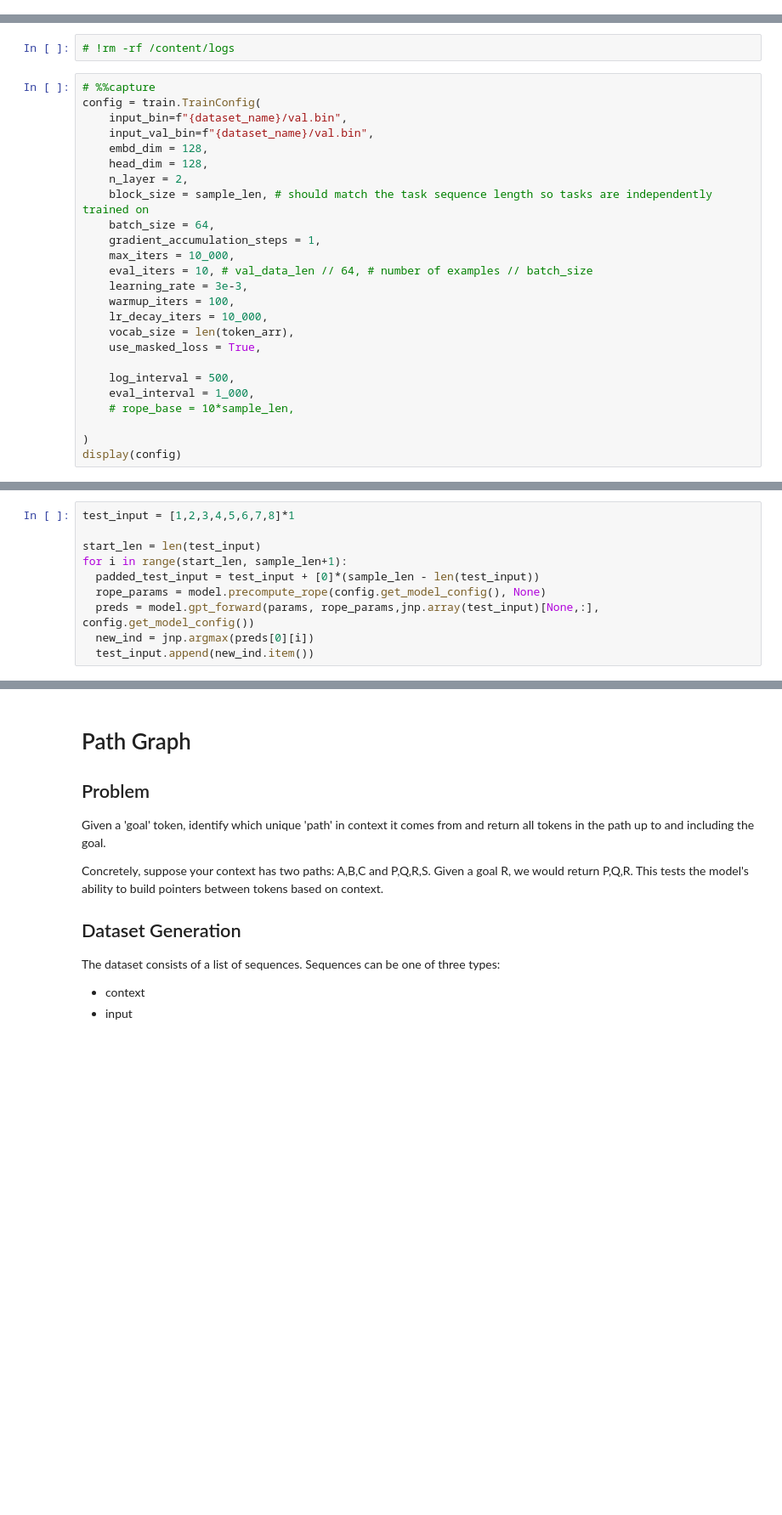
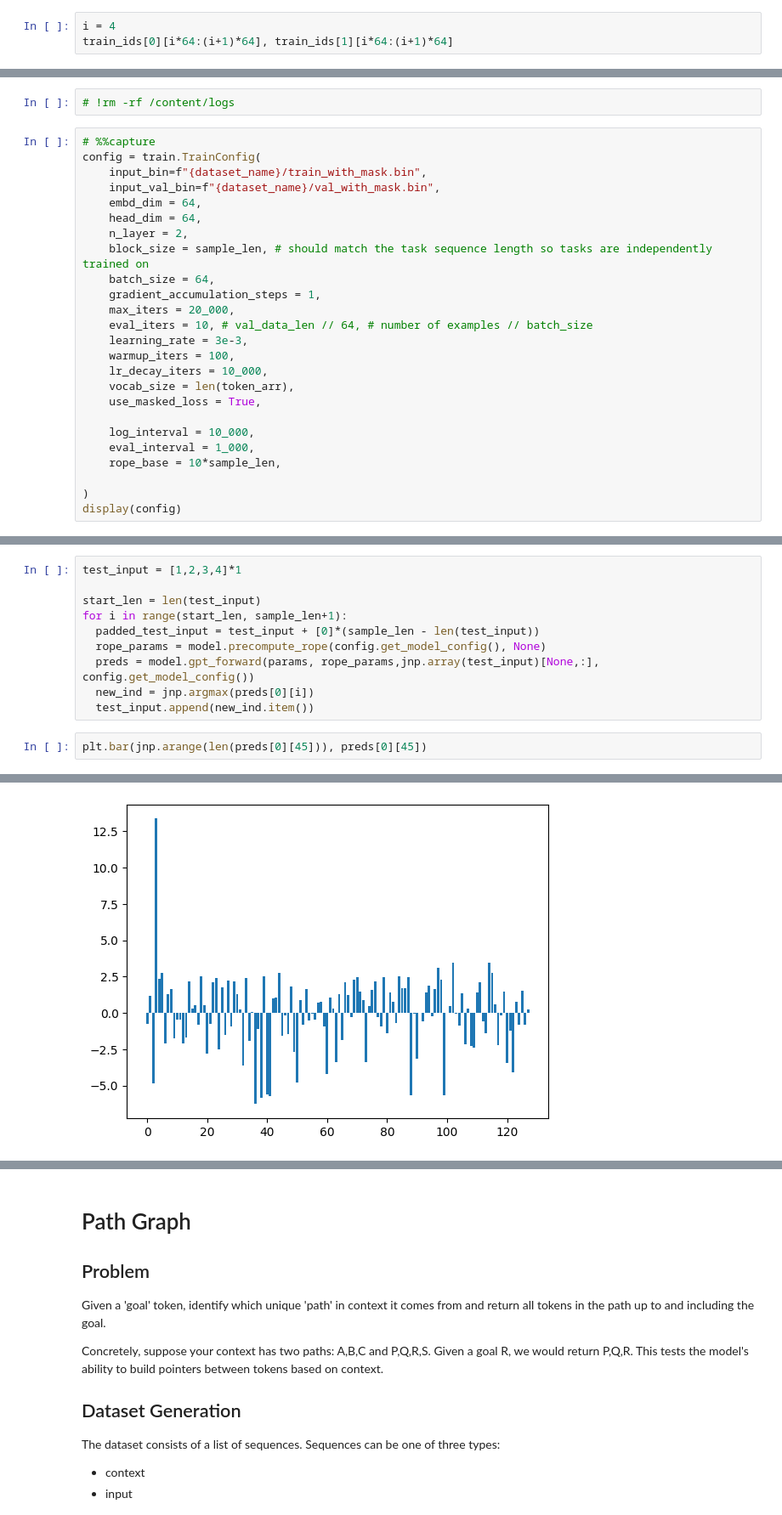
Before and after one commit to nikolageorgiev2000/modded-nanogpt-jax, a Jupyter notebook: path_graphs.ipynb, the cells around one changed output, grey strips where cells are left out. Shown at 85% size. Cells and saved outputs as stored; diff of their text form; blank space fills up the shorter version.

```diff
--- a/path_graphs.ipynb
+++ b/path_graphs.ipynb
@@ -71,2 +81,5 @@ sample_len, n_data, val_data_len
 dataset copytask already exists
 (64, 1572864, 98304)
+# %%
+i = 4
+train_ids[0][i*64:(i+1)*64], train_ids[1][i*64:(i+1)*64]
@@ -75,15 +99,15 @@ dataset copytask already exists
 # %%
 # %%capture
 config = train.TrainConfig(
-    input_bin=f"{dataset_name}/val.bin",
-    input_val_bin=f"{dataset_name}/val.bin",
-    embd_dim = 128,
-    head_dim = 128,
+    input_bin=f"{dataset_name}/train_with_mask.bin",
+    input_val_bin=f"{dataset_name}/val_with_mask.bin",
+    embd_dim = 64,
+    head_dim = 64,
     n_layer = 2,
     block_size = sample_len, # should match the task sequence length so tasks are independently trained on
     batch_size = 64,
     gradient_accumulation_steps = 1,
-    max_iters = 10_000,
+    max_iters = 20_000,
     eval_iters = 10, # val_data_len // 64, # number of examples // batch_size
     learning_rate = 3e-3,
     warmup_iters = 100,
@@ -91,9 +115,9 @@ config = train.TrainConfig(
     vocab_size = len(token_arr),
     use_masked_loss = True,
 
-    log_interval = 500,
+    log_interval = 10_000,
     eval_interval = 1_000,
-    # rope_base = 10*sample_len,
+    rope_base = 10*sample_len,
 
 )
 display(config)
@@ -145,5 +168,5 @@ Cycling dataset...
 # %%
-test_input = [1,2,3,4,5,6,7,8]*1
+test_input = [1,2,3,4]*1
 
 start_len = len(test_input)
 for i in range(start_len, sample_len+1):
@@ -152,3 +175,6 @@ for i in range(start_len, sample_len+1):
   preds = model.gpt_forward(params, rope_params,jnp.array(test_input)[None,:], config.get_model_config())
   new_ind = jnp.argmax(preds[0][i])
   test_input.append(new_ind.item())
+# %%
+plt.bar(jnp.arange(len(preds[0][45])), preds[0][45])
+# %% [output]
@@ -155,3 +182,4 @@ for i in range(start_len, sample_len+1):
+[figure, added]
 # %%
 print("Testing input:")
 print(test_input[:start_len])
```
Also changed, not shown: parts of 6 cells of this notebook, 2 other files.
